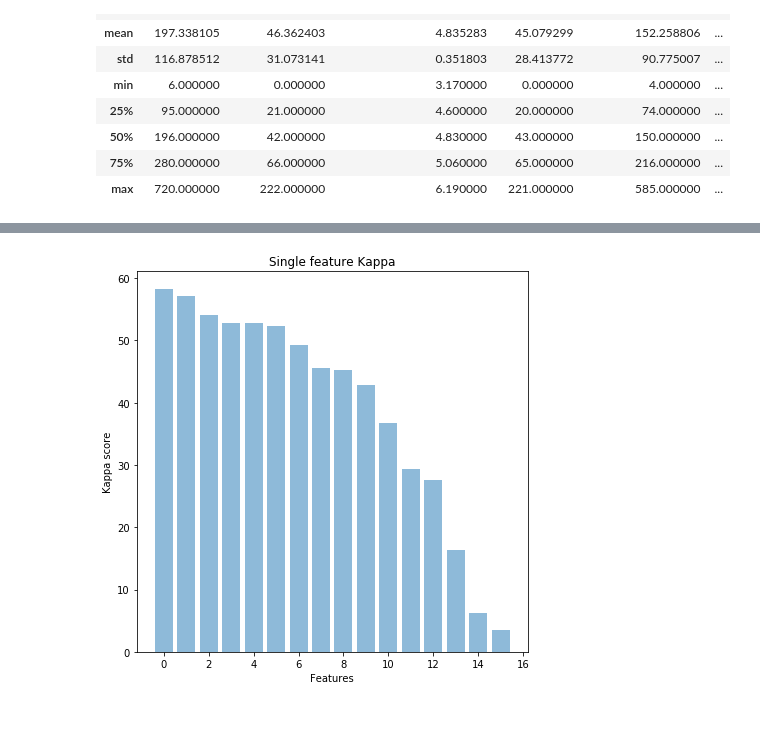
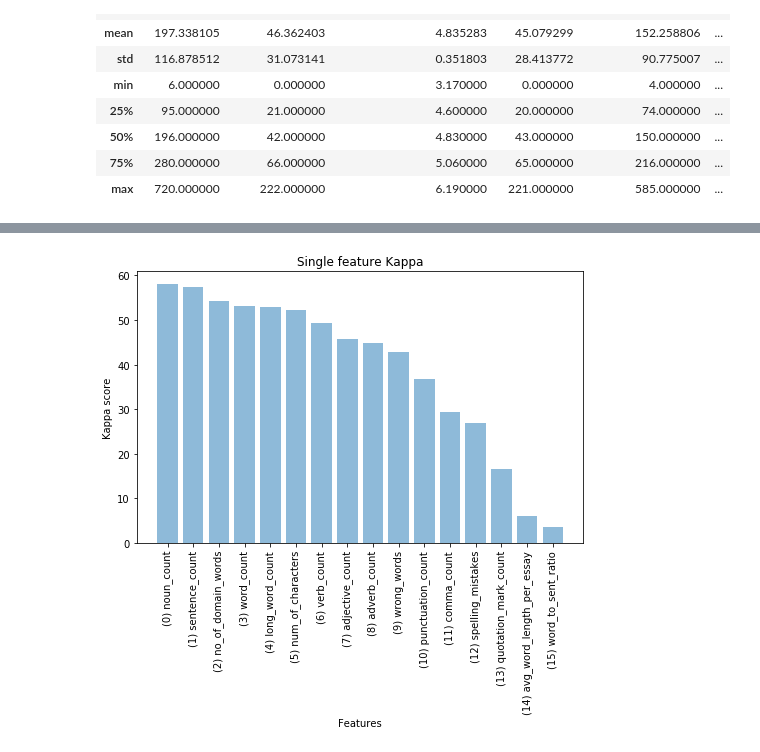
Before and after one commit to vasu5235/Kaggle-Automated-Essay-Checking-System, a Jupyter notebook: Linear Regression model.ipynb, the cells around one changed output, grey strips where cells are left out. Drawn from its saved outputs; the diff is of its cells as text; code cells hidden in the pictures; blank space fills up the shorter version.

```diff
--- a/Linear Regression model.ipynb
+++ b/Linear Regression model.ipynb
@@ -55,10 +55,7 @@ feature_dict
 import operator
 sorted_feature_list = sorted(feature_dict.items(), key=operator.itemgetter(1),reverse=True)
 
-print "\t\tIndex\t Feature"
-for x in range(len(sorted_feature_list)):
-    print "\t\t|",x,"|\t|",sorted_feature_list[x][0],"|"
-    print "\t\t--------------------------------"
-
 objects = [x[1] for x in sorted_feature_list]
+features = ["("+str(i)+") "+sorted_feature_list[i][0] for i in range(len(sorted_feature_list))]
+print features
 # %% [output]
@@ -82,13 +63,14 @@ objects = [x[1] for x in sorted_feature_list]
 # %%
 y_pos = np.arange(len(objects))
-plt.figure(figsize=(7,7))
+plt.figure(figsize=(8,5))
 plt.bar(y_pos, objects, align='center', alpha=0.5)
 plt.ylabel('Kappa score')
 plt.xlabel('Features')
+plt.xticks(y_pos,features,rotation=90)
 plt.title('Single feature Kappa')
 plt.show()
 # %% [output]
-[figure, old version]
+[figure, new version]
 # %%
 #Forward feature selection.
 sorted_f = [i[0] for i in sorted_feature_list]
```
Also changed, not shown: parts of 11 cells of this notebook, 2 other files.
